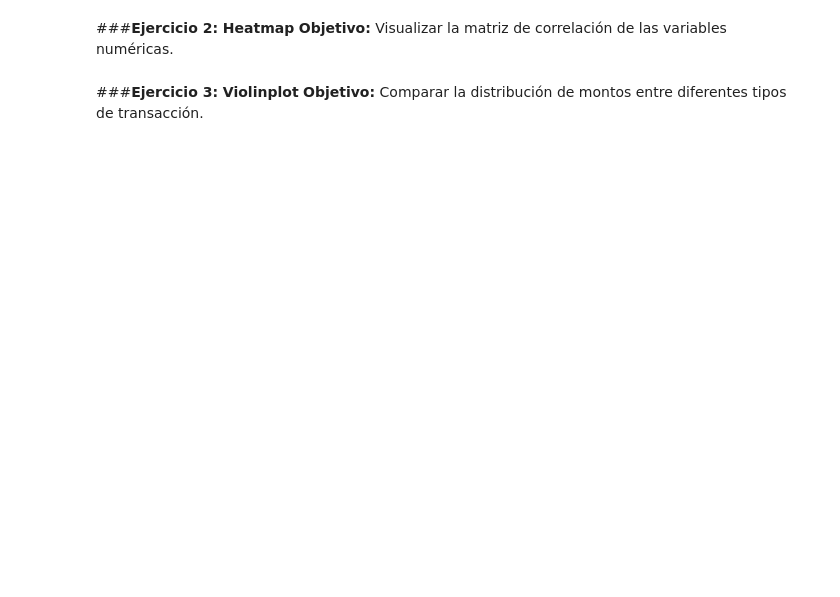
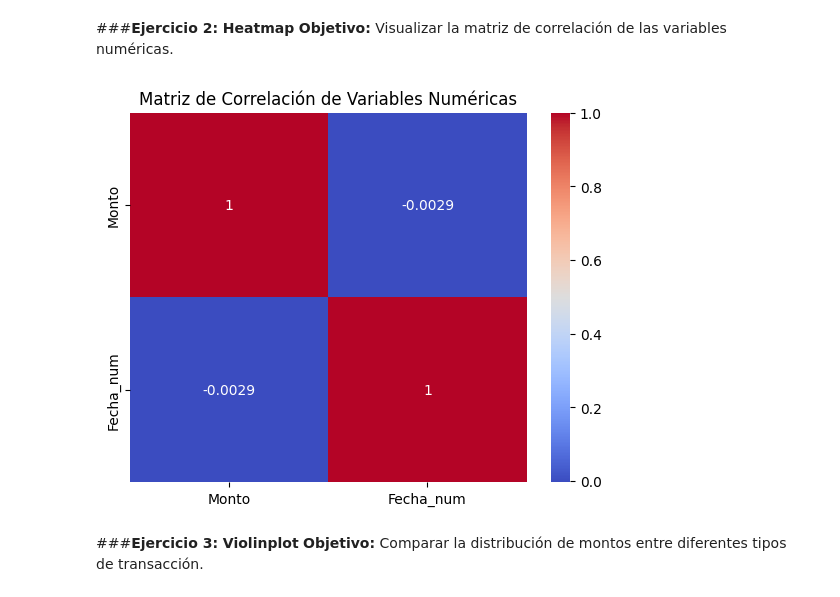
Before and after one commit to GustavoBD-Dev/AnalyticalModelsWithPythonCourse, a Jupyter notebook: 05_Seaborn.ipynb, the cells around one changed output. Cells and saved outputs as stored; diff of their text form; code cells hidden in the pictures; blank space fills up the shorter version.

```diff
--- a/05_Seaborn.ipynb
+++ b/05_Seaborn.ipynb
@@ -147,6 +156,25 @@ df.head()
 # %% [markdown]
 ###**Ejercicio 2: Heatmap**
 **Objetivo:** Visualizar la matriz de correlación de las variables numéricas.
+# %%
+import pandas as pd
+import matplotlib.pyplot as plt
+
+# Convertir la columna 'Fecha' a numérica para calcular la correlación
+df['Fecha_num'] = pd.to_numeric(df['Fecha'])
+
+# Seleccionar las columnas numéricas
+numeric_cols = ['Monto', 'Fecha_num']
+
+# Calcular la matriz de correlación
+correlation_matrix = df[numeric_cols].corr()
+
+# Crear un heatmap
+sns.heatmap(correlation_matrix, annot=True, cmap='coolwarm')
+plt.title('Matriz de Correlación de Variables Numéricas')
+plt.show()
+# %% [output]
+[figure, added]
 # %% [markdown]
 ###**Ejercicio 3: Violinplot**
 **Objetivo:** Comparar la distribución de montos entre diferentes tipos de transacción.
```
Also changed, not shown: parts of 10 cells of this notebook.
